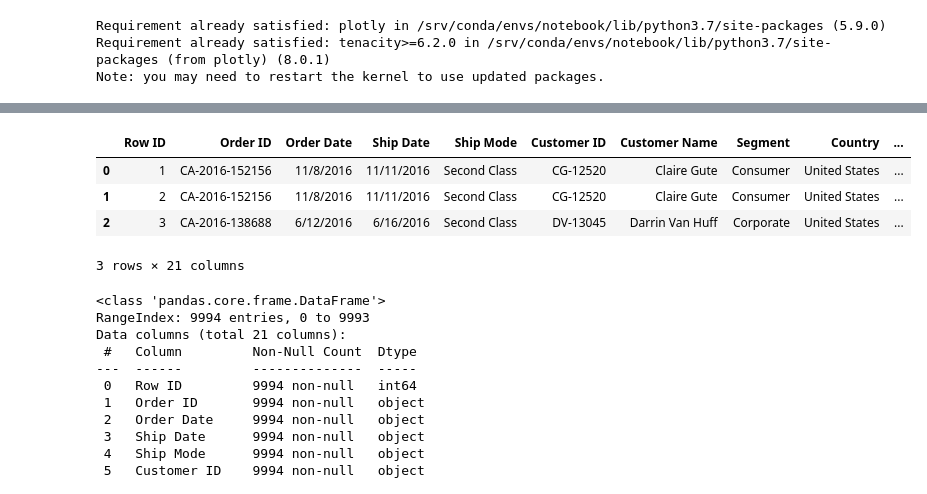
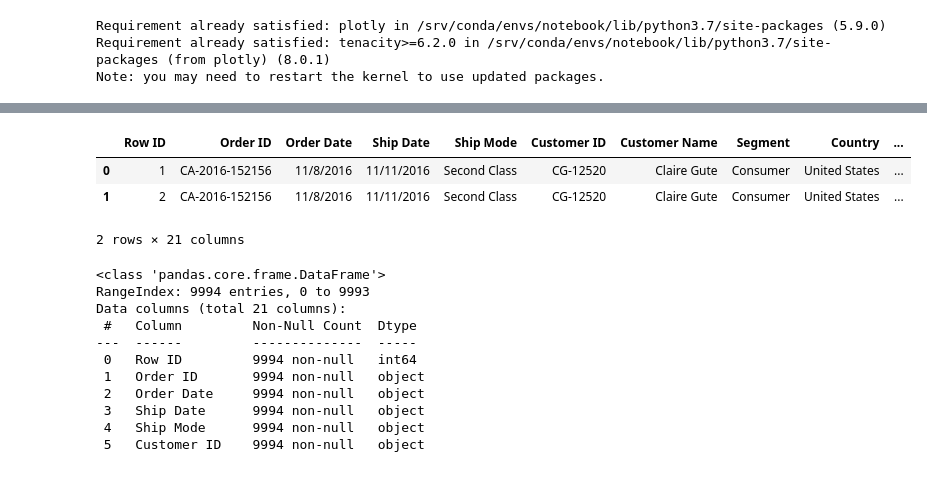
Before and after one commit to Caavalos/DMEGADE3, a Jupyter notebook: MidTerm.ipynb, the cells around one changed output, grey strips where cells are left out. Saved outputs shown, nothing was run; the diff lists cells and outputs as text; code cells hidden in the pictures.

```diff
--- a/MidTerm.ipynb
+++ b/MidTerm.ipynb
@@ -34,13 +34,12 @@ import plotly.express as px
 import csv
 # %%
 df = pd.read_csv('Sample - Superstore.csv', encoding = 'latin1')
-df.head(3)
+df.head(2)
 # %% [output]
 |  | Row ID | Order ID | Order Date | Ship Date | Ship Mode | Customer ID | Customer Name | Segment | Country | ... |
 | 0 | 1 | CA-2016-152156 | 11/8/2016 | 11/11/2016 | Second Class | CG-12520 | Claire Gute | Consumer | United States | ... |
 | 1 | 2 | CA-2016-152156 | 11/8/2016 | 11/11/2016 | Second Class | CG-12520 | Claire Gute | Consumer | United States | ... |
-| 2 | 3 | CA-2016-138688 | 6/12/2016 | 6/16/2016 | Second Class | DV-13045 | Darrin Van Huff | Corporate | United States | ... |
-3 rows × 21 columns
+2 rows × 21 columns
 # %%
 df.info()
 # %% [output]
```
Also changed, not shown: parts of 30 cells of this notebook.
